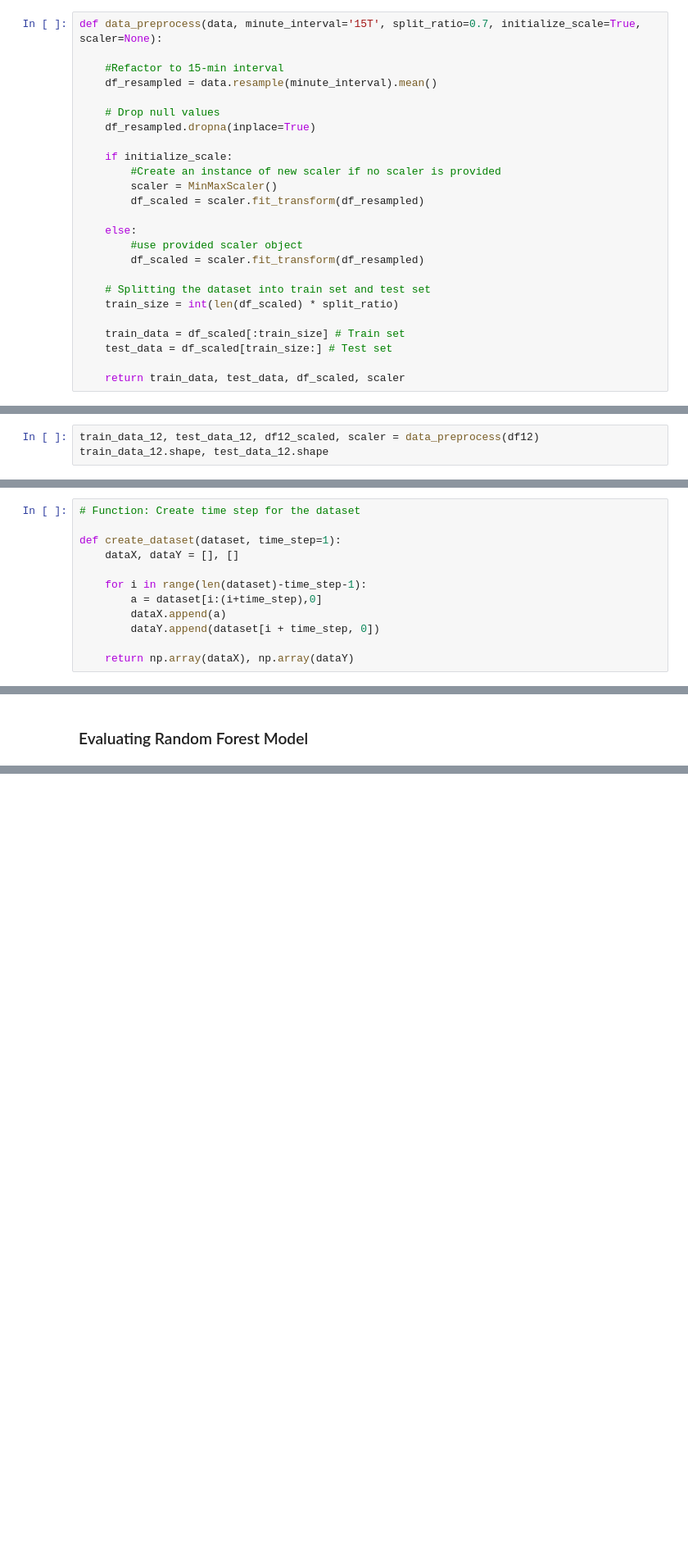
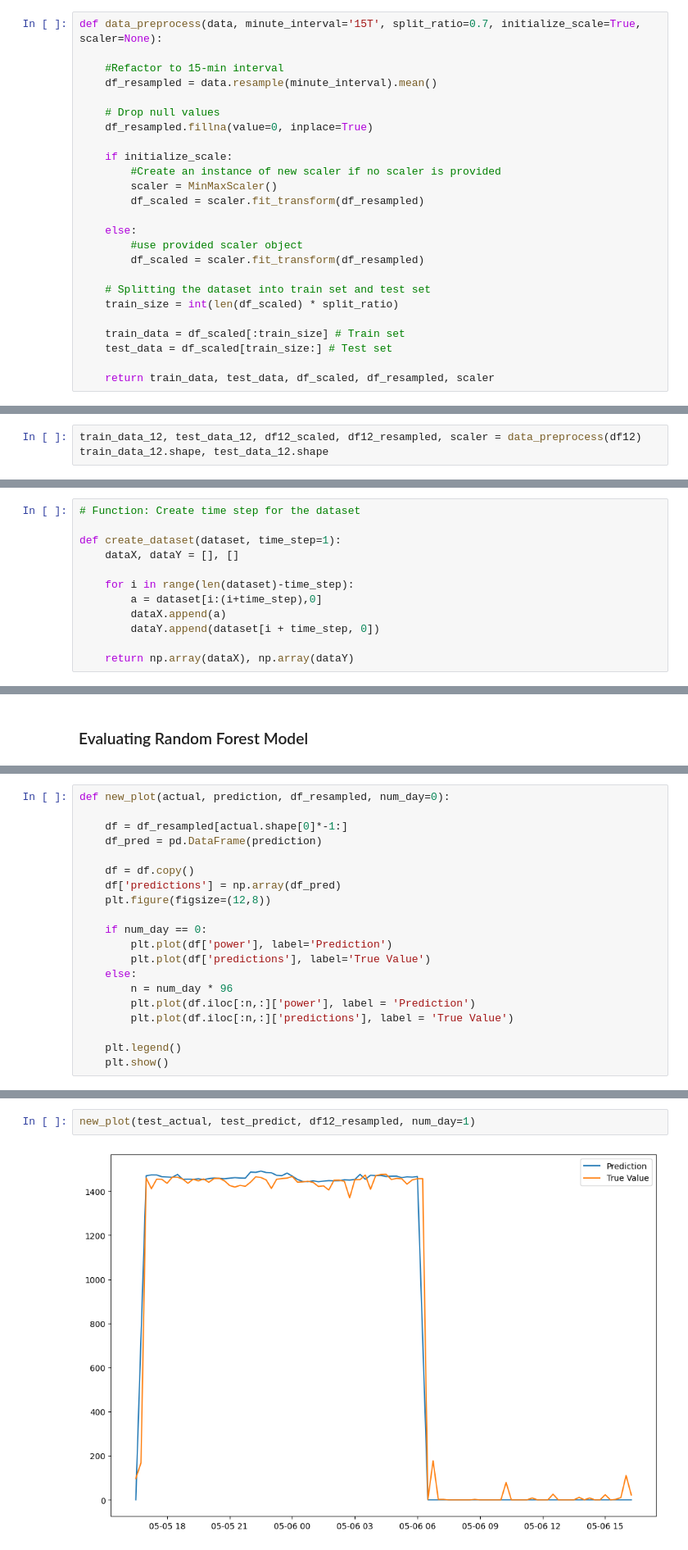
Before and after one commit to Clement-Quaye/EV-Analysis-and-the-Energy-Transition, a Jupyter notebook: Models/EV_Model - Univariate.ipynb, the cells around one changed output, grey strips where cells are left out. Shown at 82% size. Drawn from its saved outputs; the diff is of its cells as text; blank space fills up the shorter version.

Commit message:
Include plot for Daily forecast

```diff
--- a/Models/EV_Model - Univariate.ipynb
+++ b/Models/EV_Model - Univariate.ipynb
@@ -110,7 +110,7 @@ def data_preprocess(data, minute_interval='15T', split_ratio=0.7, initialize_sca
     df_resampled = data.resample(minute_interval).mean()
 
     # Drop null values
-    df_resampled.dropna(inplace=True)
+    df_resampled.fillna(value=0, inplace=True)
 
     if initialize_scale:
         #Create an instance of new scaler if no scaler is provided
@@ -127,10 +127,10 @@ def data_preprocess(data, minute_interval='15T', split_ratio=0.7, initialize_sca
     train_data = df_scaled[:train_size] # Train set
     test_data = df_scaled[train_size:] # Test set
 
-    return train_data, test_data, df_scaled, scaler
+    return train_data, test_data, df_scaled, df_resampled, scaler
 # %% [markdown]
 ### Time Series Prediction on id 12
 # %%
-train_data_12, test_data_12, df12_scaled, scaler = data_preprocess(df12)
+train_data_12, test_data_12, df12_scaled, df12_resampled, scaler = data_preprocess(df12)
 train_data_12.shape, test_data_12.shape
 # %% [output]
@@ -143,7 +143,7 @@ train_data_12.shape, test_data_12.shape
 def create_dataset(dataset, time_step=1):
     dataX, dataY = [], []
 
-    for i in range(len(dataset)-time_step-1):
+    for i in range(len(dataset)-time_step):
         a = dataset[i:(i+time_step),0]
         dataX.append(a)
         dataY.append(dataset[i + time_step, 0])
@@ -228,3 +230,23 @@ def plot_predictions(df_scaled, train_predict, test_predict, time_step, scaler):
+# %%
+def new_plot(actual, prediction, df_resampled, num_day=0):
+
+    df = df_resampled[actual.shape[0]*-1:]
+    df_pred = pd.DataFrame(prediction)
+
+    df = df.copy()
+    df['predictions'] = np.array(df_pred)
+    plt.figure(figsize=(12,8))
+
+    if num_day == 0:
+        plt.plot(df['power'], label='Prediction')
+        plt.plot(df['predictions'], label='True Value')
+    else:
+        n = num_day * 96
+        plt.plot(df.iloc[:n,:]['power'], label = 'Prediction')
+        plt.plot(df.iloc[:n,:]['predictions'], label = 'True Value')
+
+    plt.legend()
+    plt.show()
 # %%
 plot_predictions(df12_scaled, train_predict, test_predict, 96, scaler)
 # %% [output]
@@ -232,3 +254,7 @@ plot_predictions(df12_scaled, train_predict, test_predict, 96, scaler)
+# %%
+new_plot(test_actual, test_predict, df12_resampled, num_day=1)
+# %% [output]
+[figure, added]
 # %% [markdown]
 ### Decision Tree
 # %%
```
Also changed, not shown: parts of 6 cells of this notebook.
